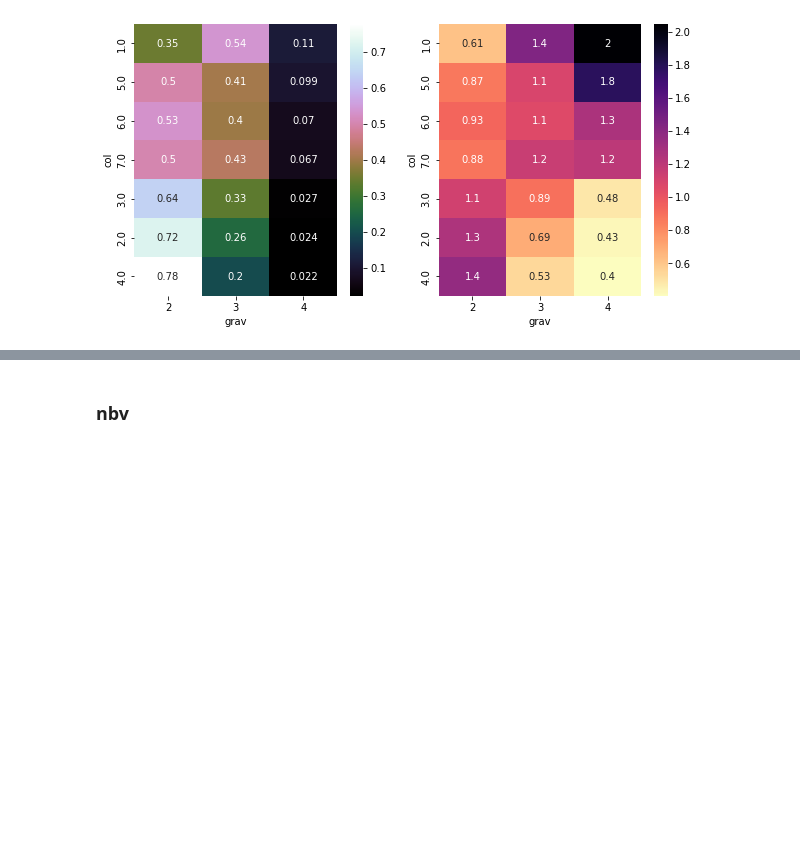
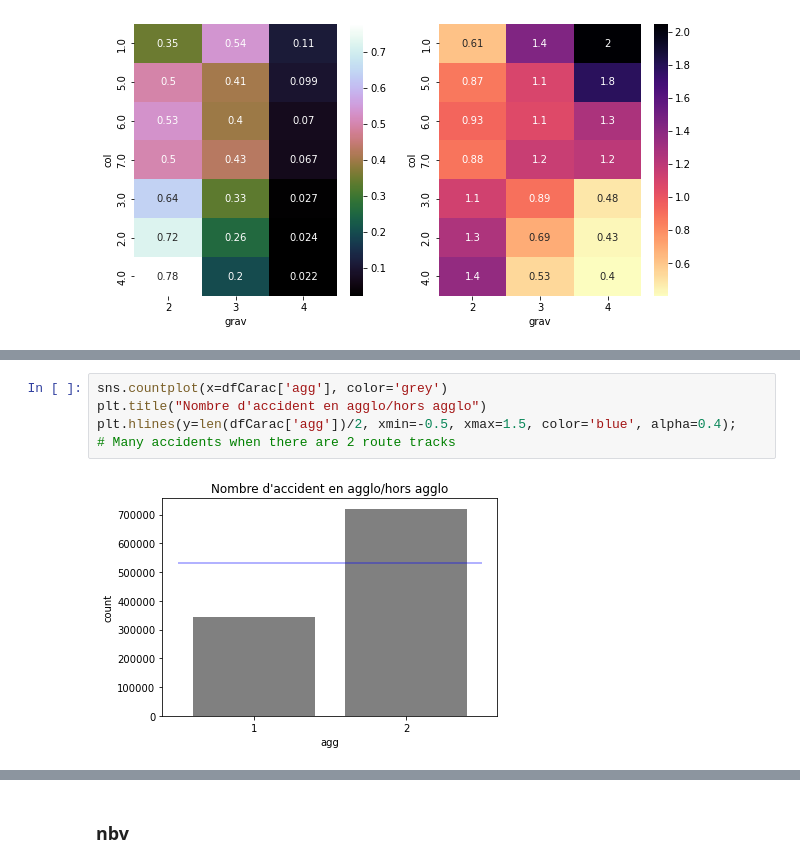
Before and after one commit to YacineHajjiDataScientist/20220814_dsProject, a Jupyter notebook: 20220821_projectDS.ipynb, the cells around one changed output, grey strips where cells are left out. Drawn from its saved outputs; the diff is of its cells as text; blank space fills up the shorter version.

```diff
--- a/20220821_projectDS.ipynb
+++ b/20220821_projectDS.ipynb
@@ -734,0 +810,7 @@ fig.show()
+# %%
+sns.countplot(x=dfCarac['agg'], color='grey')
+plt.title("Nombre d'accident en agglo/hors agglo")
+plt.hlines(y=len(dfCarac['agg'])/2, xmin=-0.5, xmax=1.5, color='blue', alpha=0.4);
+# Many accidents when there are 2 route tracks
+# %% [output]
+[figure, added]
```
Also changed, not shown: parts of 11 cells of this notebook.
